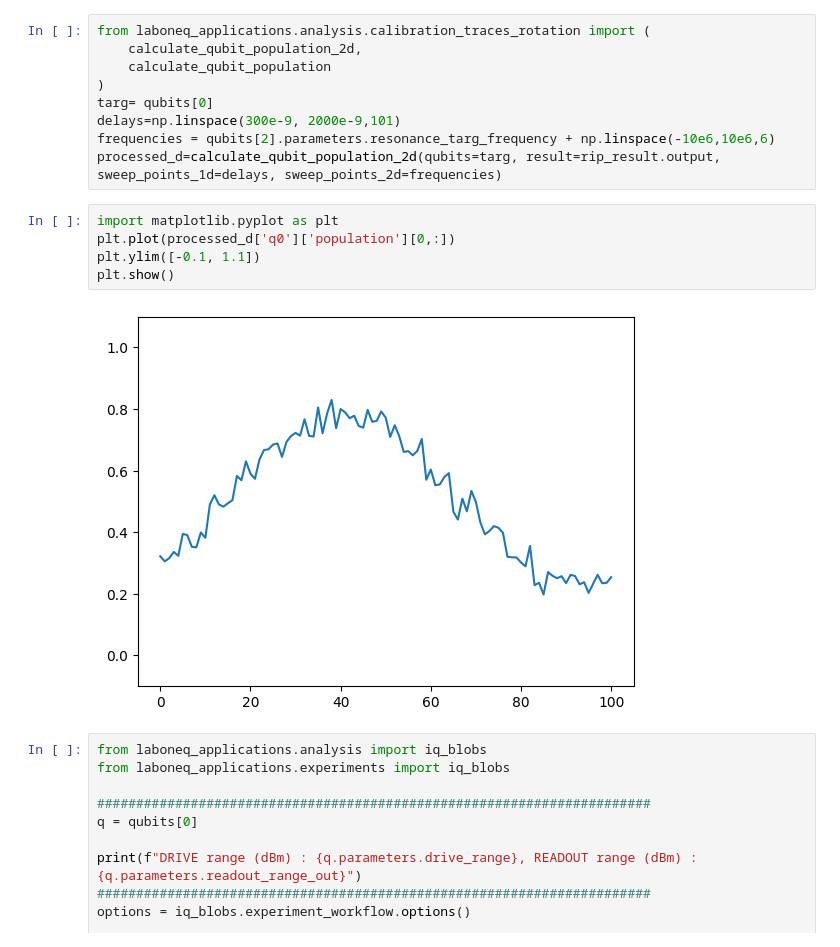
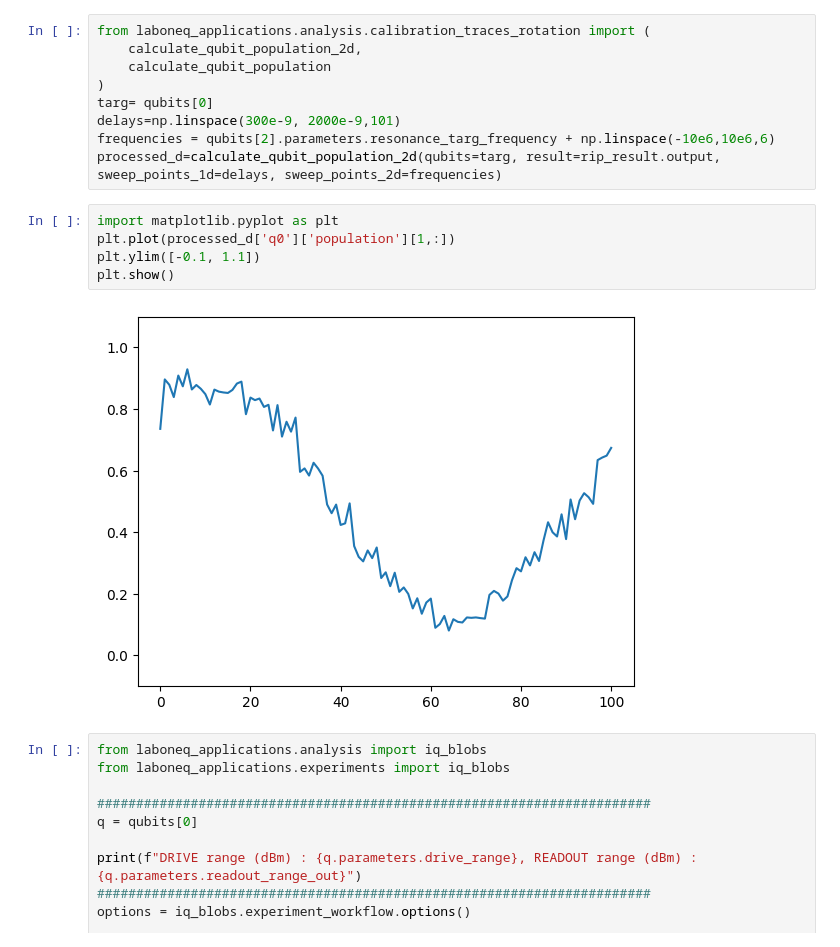
Before and after one commit to yalgaeahn/qubit-experiment, a Jupyter notebook: examples/KAIST_CALIBRATION_TG.ipynb, the cells around one changed output. Saved outputs shown, nothing was run; the diff lists cells and outputs as text.

```diff
--- a/examples/KAIST_CALIBRATION_TG.ipynb
+++ b/examples/KAIST_CALIBRATION_TG.ipynb
@@ -800,11 +803,11 @@ frequencies = qubits[2].parameters.resonance_targ_frequency + np.linspace(-10e6,
 processed_d=calculate_qubit_population_2d(qubits=targ, result=rip_result.output, sweep_points_1d=delays, sweep_points_2d=frequencies)
 # %%
 import matplotlib.pyplot as plt
-plt.plot(processed_d['q0']['population'][0,:])
+plt.plot(processed_d['q0']['population'][1,:])
 plt.ylim([-0.1, 1.1])
 plt.show()
 # %% [output]
-[figure, old version]
+[figure, new version]
 # %%
 from laboneq_applications.analysis import iq_blobs
 from laboneq_applications.experiments import iq_blobs
```
Also changed, not shown: parts of 6 cells of this notebook, 1 other file.
